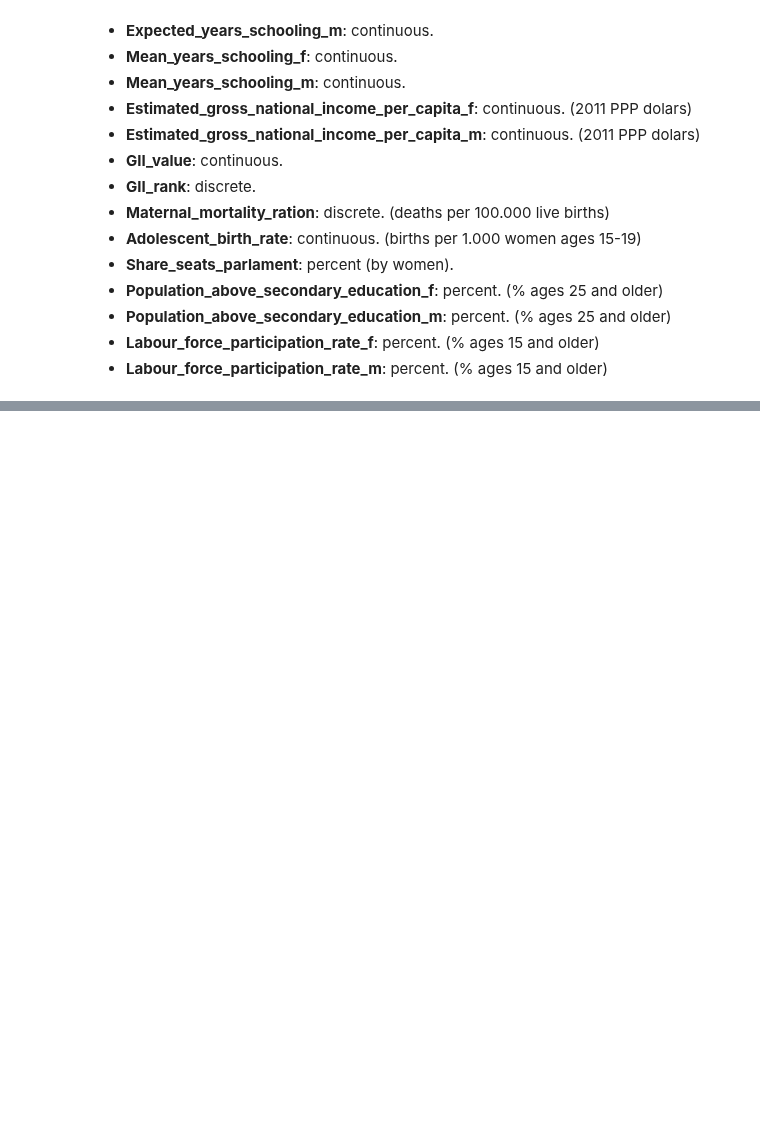
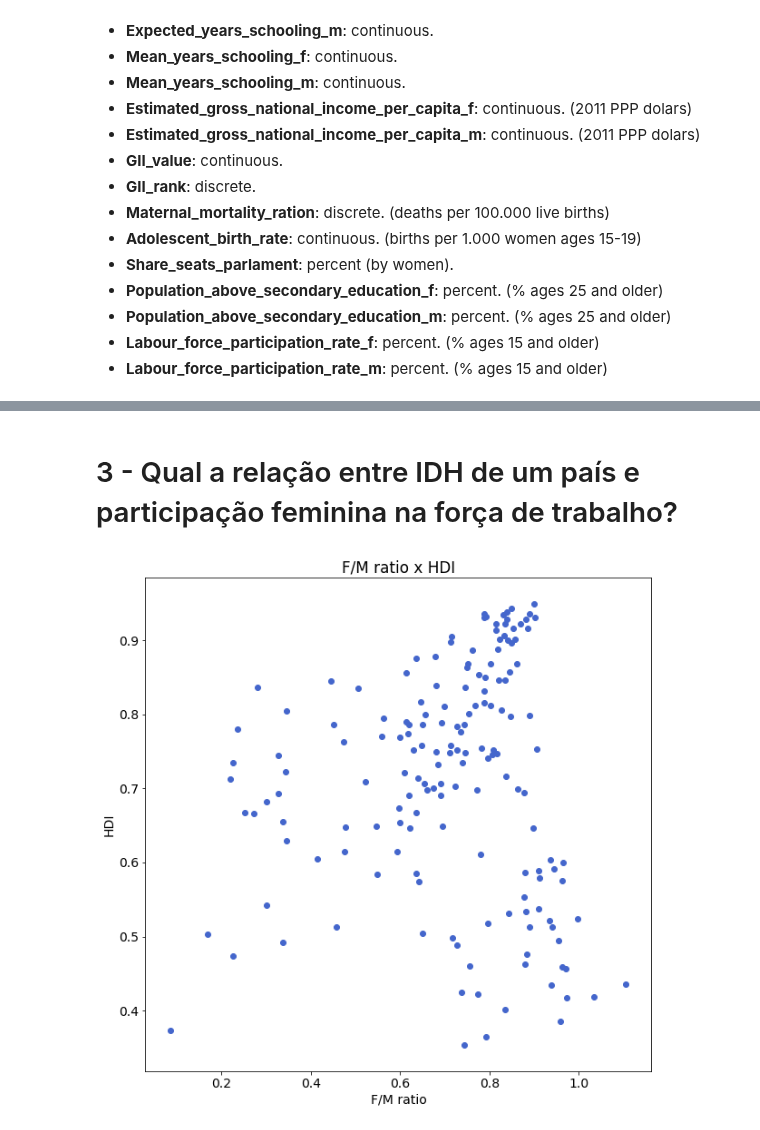
Before and after one commit to Pedro-Magalhaes/Teste, a Jupyter notebook: T1-1.ipynb, the cells around one changed output, grey strips where cells are left out. Drawn from its saved outputs; the diff is of its cells as text; code cells hidden in the pictures; blank space fills up the shorter version.

```diff
--- a/T1-1.ipynb
+++ b/T1-1.ipynb
@@ -192,0 +260,12 @@ pass
+# %% [markdown]
+# 3 - Qual a relação entre IDH de um país e participação feminina na força de trabalho?
+# %%
+fig, (ax1) = plt.subplots(1,1, figsize=(10,10))
+
+ax1.scatter(df.labour_force_participation_rate_f/ df.labour_force_participation_rate_m, (df.HDI_f+df.HDI_m)/2, alpha=1, facecolors='#4466cc', color='#4466cc')
+ax1.set(ylabel = 'HDI', xlabel = 'F/M ratio')
+ax1.set_title('F/M ratio x HDI')
+
+pass
+# %% [output]
+[figure, added]
```
Also changed, not shown: parts of 40 cells of this notebook.
